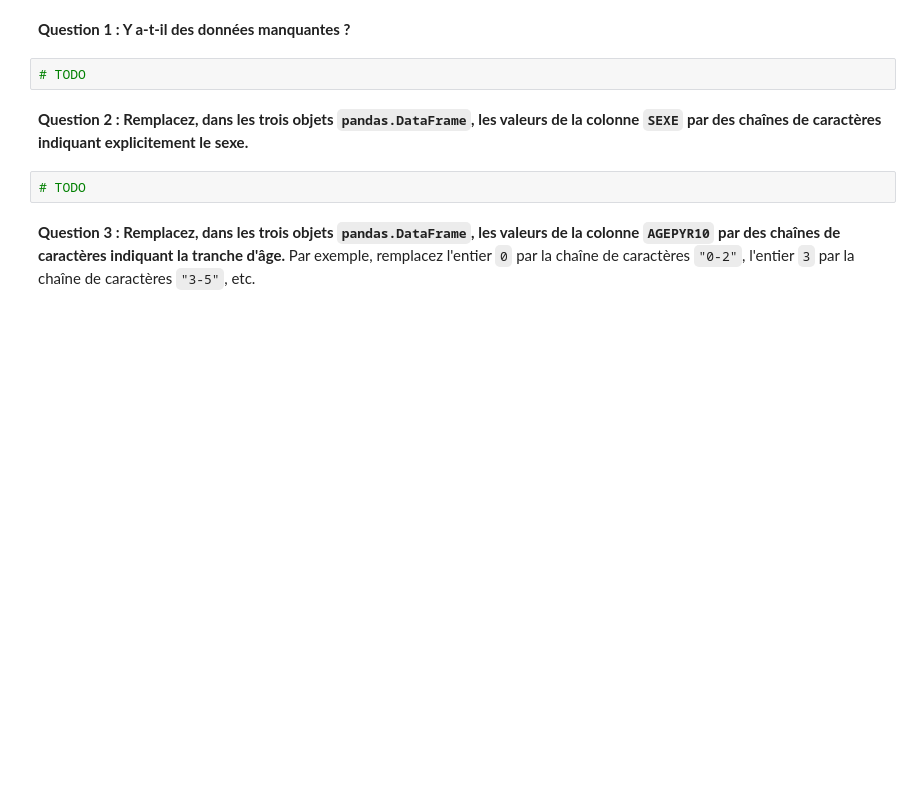
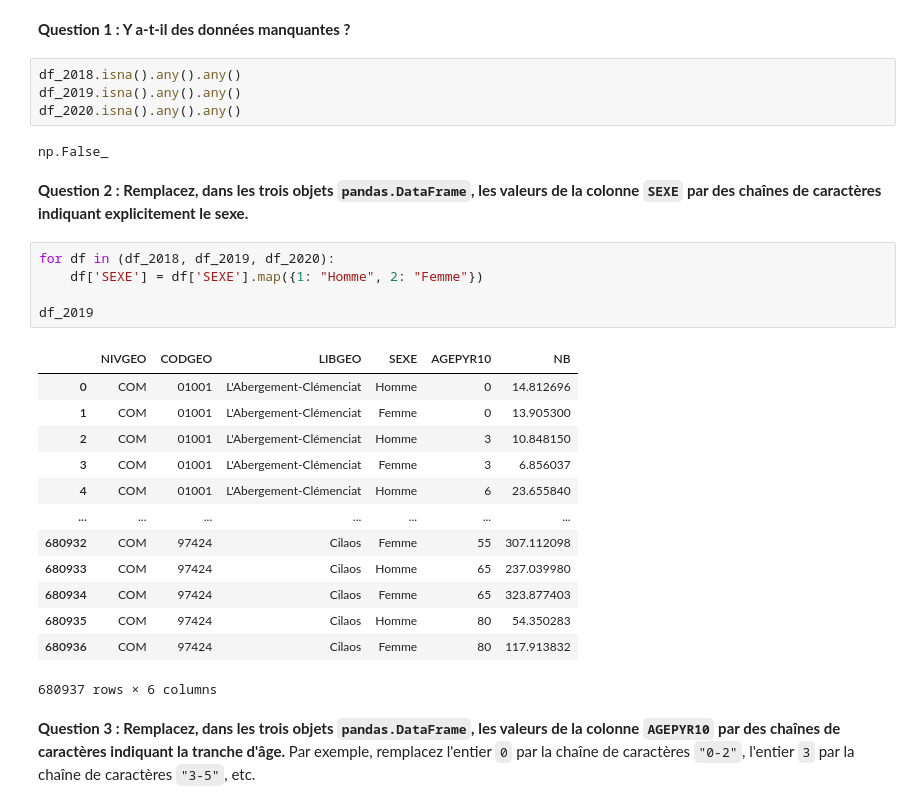
Before and after one commit to tom-lebesnerais/jupyter_notebook, a Jupyter notebook: notebooks/Exercices - pandas - Sujet.ipynb, the cells around one changed output. Drawn from its saved outputs; the diff is of its cells as text; blank space fills up the shorter version.

```diff
--- a/notebooks/Exercices - pandas - Sujet.ipynb
+++ b/notebooks/Exercices - pandas - Sujet.ipynb
@@ -78,11 +120,32 @@ Avant d'analyser les données, effectuons quelques vérifications.
 # %% [markdown]
 **Question 1 : Y a-t-il des données manquantes ?**
 # %%
-# TODO
+df_2018.isna().any().any()
+df_2019.isna().any().any()
+df_2020.isna().any().any()
+# %% [output]
+np.False_
 # %% [markdown]
 **Question 2 : Remplacez, dans les trois objets `pandas.DataFrame`, les valeurs de la colonne `SEXE` par des chaînes de caractères indiquant explicitement le sexe.**
 # %%
-# TODO
+for df in (df_2018, df_2019, df_2020):
+    df['SEXE'] = df['SEXE'].map({1: "Homme", 2: "Femme"})
+
+df_2019
+# %% [output]
+|  | NIVGEO | CODGEO | LIBGEO | SEXE | AGEPYR10 | NB |
+| 0 | COM | 01001 | L'Abergement-Clémenciat | Homme | 0 | 14.812696 |
+| 1 | COM | 01001 | L'Abergement-Clémenciat | Femme | 0 | 13.905300 |
+| 2 | COM | 01001 | L'Abergement-Clémenciat | Homme | 3 | 10.848150 |
+| 3 | COM | 01001 | L'Abergement-Clémenciat | Femme | 3 | 6.856037 |
+| 4 | COM | 01001 | L'Abergement-Clémenciat | Homme | 6 | 23.655840 |
+| ... | ... | ... | ... | ... | ... | ... |
+| 680932 | COM | 97424 | Cilaos | Femme | 55 | 307.112098 |
+| 680933 | COM | 97424 | Cilaos | Homme | 65 | 237.039980 |
+| 680934 | COM | 97424 | Cilaos | Femme | 65 | 323.877403 |
+| 680935 | COM | 97424 | Cilaos | Homme | 80 | 54.350283 |
+| 680936 | COM | 97424 | Cilaos | Femme | 80 | 117.913832 |
+680937 rows × 6 columns
 # %% [markdown]
 **Question 3 : Remplacez, dans les trois objets `pandas.DataFrame`, les valeurs de la colonne `AGEPYR10` par des chaînes de caractères indiquant la tranche d'âge.** Par exemple, remplacez l'entier `0` par la chaîne de caractères `"0-2"`, l'entier `3` par la chaîne de caractères `"3-5"`, etc.
 # %%
```
Also changed, not shown: parts of 6 cells of this notebook, 2 other files.
